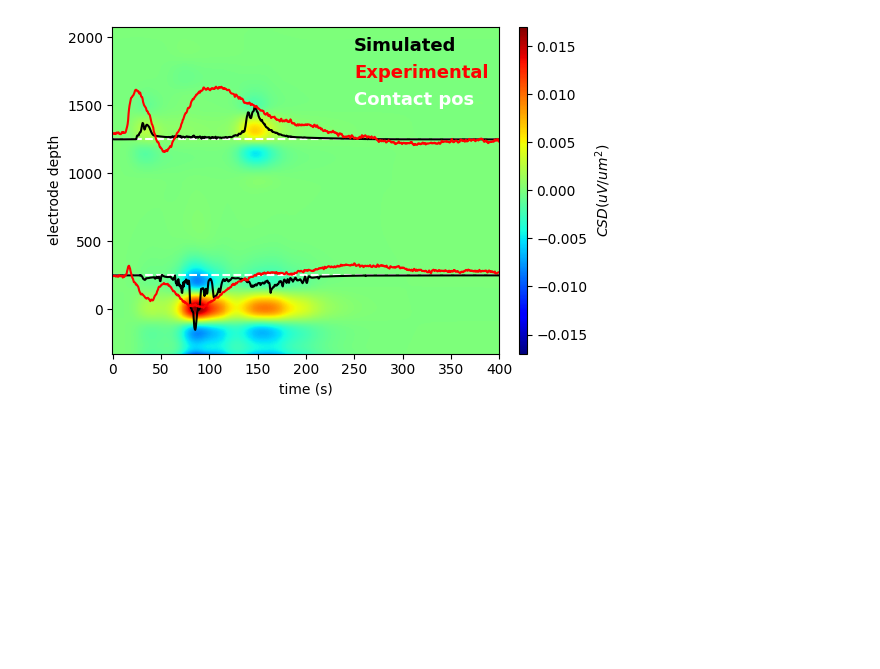
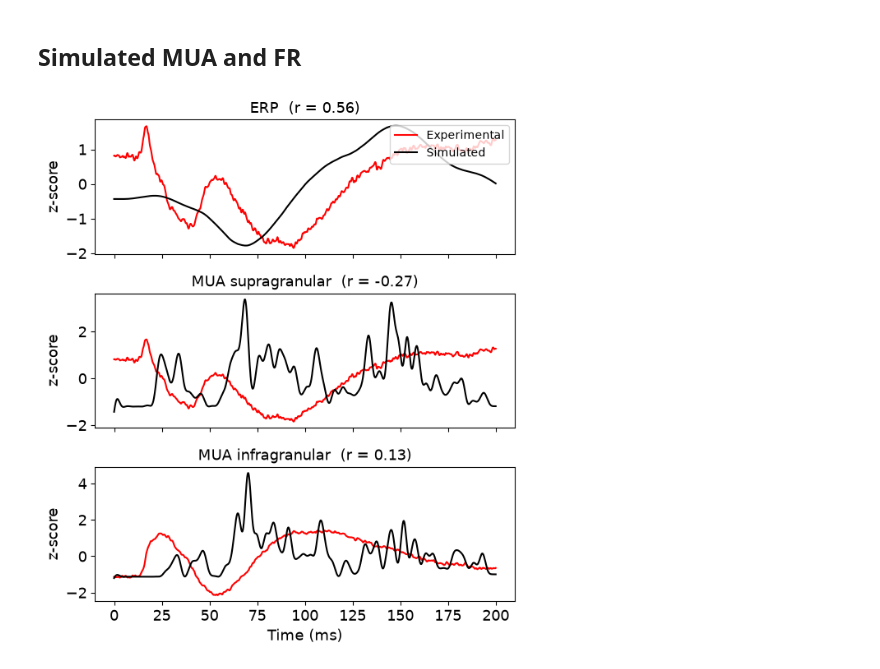
Before and after one commit to ntolley/lcsd_opt, a Jupyter notebook: notebooks/erp_mua.ipynb, the cells around one changed output. Saved outputs shown, nothing was run; the diff lists cells and outputs as text; code cells hidden in the pictures; blank space fills up the shorter version.

```diff
--- a/notebooks/erp_mua.ipynb
+++ b/notebooks/erp_mua.ipynb
@@ -69,26 +109,0 @@ exp_csd2 = cs_csd2(times)
-# %%
-fig, ax = plt.subplots(1, 1, figsize=(6,4),)
-
-pos1, pos2 = 250, 1250
-ax.axhline(pos1, color='white', linestyle='--')
-ax.axhline(pos2, color='white', linestyle='--')
-
-pos1_idx = np.argmin(np.abs(depths - pos1))
-pos2_idx = np.argmin(np.abs(depths - pos2))
-
-hnn_csd_scale = 3e4
-plt.plot(times, hnn_csd_data[pos1_idx, :] * hnn_csd_scale + pos1, color='k')
-plt.plot(times, hnn_csd_data[pos2_idx, :] * hnn_csd_scale + pos2, color='k')
-
-exp_csd_scale = 10
-plt.plot(times, exp_csd1 * exp_csd_scale + pos1, color='r')
-plt.plot(times, exp_csd2 * exp_csd_scale + pos2, color='r')
-
-ax.text(250, 1900, 'Simulated', color='k', weight='bold', fontsize=legendsize)
-ax.text(250, 1700, 'Experimental', color='r', weight='bold', fontsize=legendsize)
-ax.text(250, 1500, 'Contact pos', color='white', weight='bold', fontsize=legendsize)
-
-
-_ = net.rec_arrays['shank1'][0].smooth(window_len=window_length).plot_csd(ax=ax)
-# %% [output]
-[figure, removed]
@@ -224,0 +110,2 @@ def _corr_csd(
+# %% [markdown]
+## Simulated MUA and FR
@@ -224,0 +190,25 @@ def _corr_csd(
+# %%
+# z-score check plot
+def _zscore(x):
+    return (x - np.mean(x)) / np.std(x) if np.std(x) > 0 else x * 0
+
+# simulated signals from the baseline network
+sim_erp = dpl[0].copy().smooth(window_length).data['agg']
+panels = [('ERP', sim_erp, exp_erp)]
+for m in mua_targets:
+    sim = _sim_mua(net, times, m, fr_smooth_ms)
+    panels.append((m['name'], sim, m['trace']))
+
+fig, axes = plt.subplots(len(panels), 1, figsize=(6, 2.3 * len(panels)), sharex=True)
+for ax, (title, sim, exp) in zip(axes, panels):
+    r = _safe_corr(sim, exp)
+    ax.plot(times, _zscore(exp), color='r', label='Experimental')
+    ax.plot(times, _zscore(sim), color='k', label='Simulated')
+    ax.set_title(f'{title}  (r = {r:.2f})', fontsize=labelsize)
+    ax.set_ylabel('z-score', fontsize=labelsize)
+    ax.tick_params(labelsize=ticksize)
+axes[0].legend(fontsize=10, loc='upper right')
+axes[-1].set_xlabel('Time (ms)', fontsize=labelsize)
+fig.tight_layout()
+# %% [output]
+[figure, added]
```
Also changed, not shown: parts of 25 cells of this notebook.
